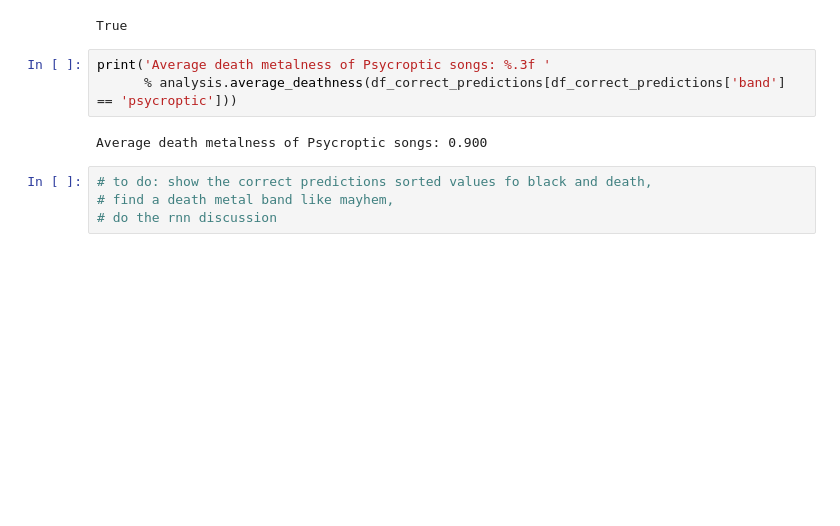
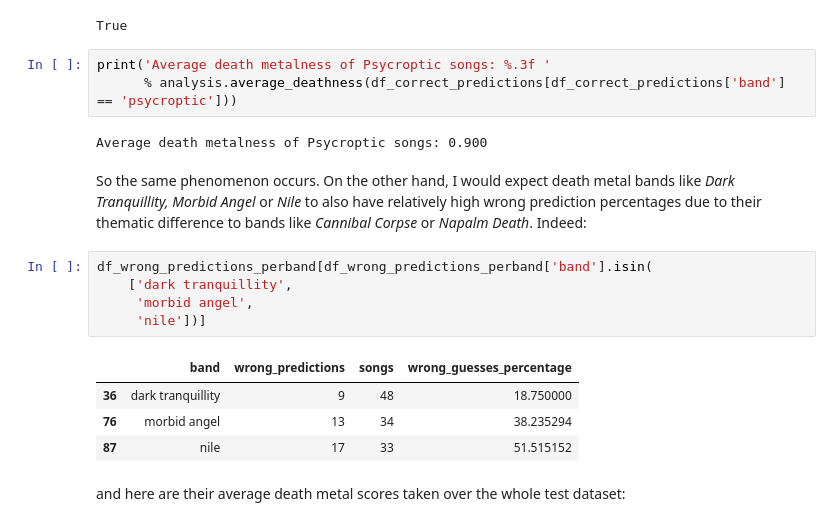
Before and after one commit to maraungu/metal-classifier, a Jupyter notebook: metal-classification.ipynb, the cells around one changed output. Cells and saved outputs as stored; diff of their text form; blank space fills up the shorter version.

```diff
--- a/metal-classification.ipynb
+++ b/metal-classification.ipynb
@@ -442,7 +442,17 @@ print('Average death metalness of Psycroptic songs: %.3f '
       % analysis.average_deathness(df_correct_predictions[df_correct_predictions['band'] == 'psycroptic']))
 # %% [output]
 Average death metalness of Psycroptic songs: 0.900
-# %%
-# to do: show the correct predictions sorted values fo black and death,
-# find a death metal band like mayhem,
-# do the rnn discussion
+# %% [markdown]
+So the same phenomenon occurs.  On the other hand, I would expect death metal bands like *Dark Tranquillity, Morbid Angel* or *Nile* to also have relatively high wrong prediction percentages due to their thematic difference to bands like *Cannibal Corpse* or *Napalm Death*.  Indeed:
+# %%
+df_wrong_predictions_perband[df_wrong_predictions_perband['band'].isin(
+    ['dark tranquillity',
+     'morbid angel',
+     'nile'])]
+# %% [output]
+|  | band | wrong_predictions | songs | wrong_guesses_percentage |
+| 36 | dark tranquillity | 9 | 48 | 18.750000 |
+| 76 | morbid angel | 13 | 34 | 38.235294 |
+| 87 | nile | 17 | 33 | 51.515152 |
+# %% [markdown]
+and here are their average death metal scores taken over the whole test dataset:
```
Also changed, not shown: parts of 34 cells of this notebook.
